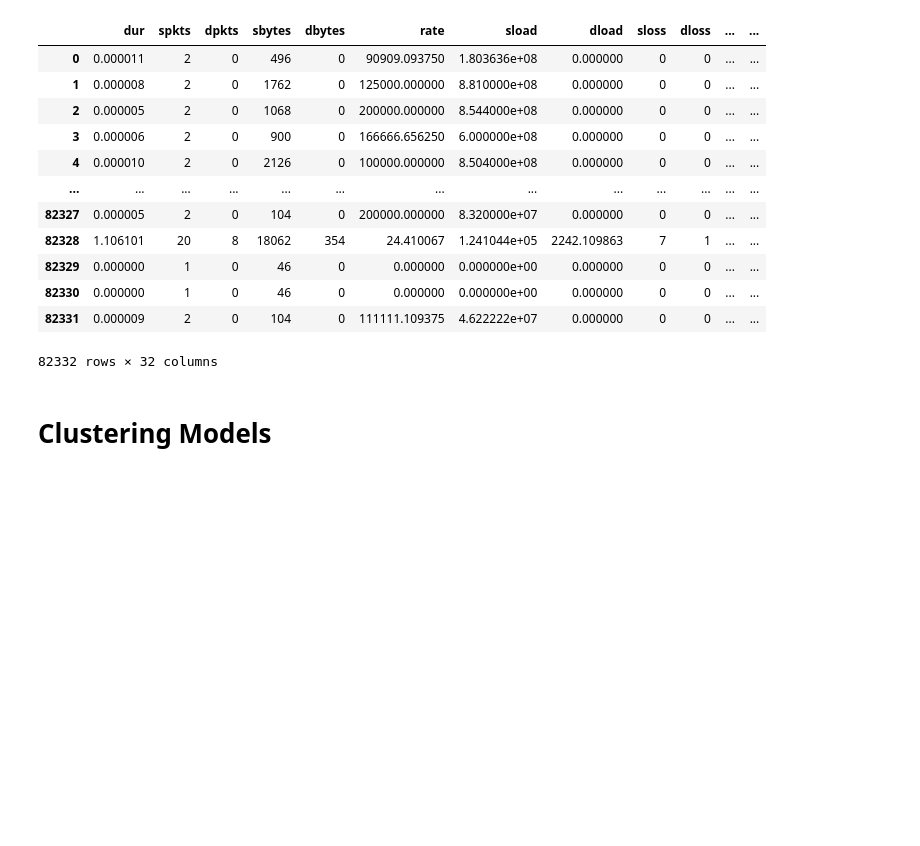
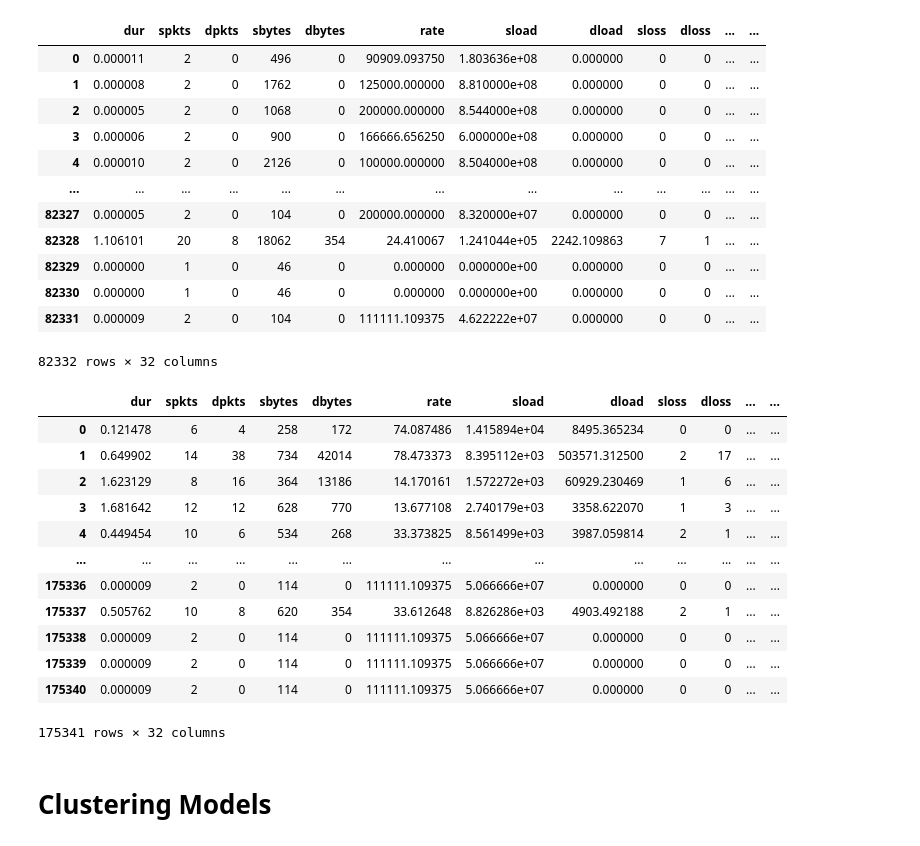
Before and after one commit to Mahacine/Anomaly-Detection-in-Network-Traffic, a Jupyter notebook: Anomaly Detection in Network Traffic.ipynb, the cells around one changed output. Saved outputs shown, nothing was run; the diff lists cells and outputs as text; code cells hidden in the pictures; blank space fills up the shorter version.

```diff
--- a/Anomaly Detection in Network Traffic.ipynb
+++ b/Anomaly Detection in Network Traffic.ipynb
@@ -109,6 +109,22 @@ train_data
 | 82330 | 0.000000 | 1 | 0 | 46 | 0 | 0.000000 | 0.000000e+00 | 0.000000 | 0 | 0 | ... | ... |
 | 82331 | 0.000009 | 2 | 0 | 104 | 0 | 111111.109375 | 4.622222e+07 | 0.000000 | 0 | 0 | ... | ... |
 82332 rows × 32 columns
+# %%
+test_data
+# %% [output]
+|  | dur | spkts | dpkts | sbytes | dbytes | rate | sload | dload | sloss | dloss | ... | ... |
+| 0 | 0.121478 | 6 | 4 | 258 | 172 | 74.087486 | 1.415894e+04 | 8495.365234 | 0 | 0 | ... | ... |
+| 1 | 0.649902 | 14 | 38 | 734 | 42014 | 78.473373 | 8.395112e+03 | 503571.312500 | 2 | 17 | ... | ... |
+| 2 | 1.623129 | 8 | 16 | 364 | 13186 | 14.170161 | 1.572272e+03 | 60929.230469 | 1 | 6 | ... | ... |
+| 3 | 1.681642 | 12 | 12 | 628 | 770 | 13.677108 | 2.740179e+03 | 3358.622070 | 1 | 3 | ... | ... |
+| 4 | 0.449454 | 10 | 6 | 534 | 268 | 33.373825 | 8.561499e+03 | 3987.059814 | 2 | 1 | ... | ... |
+| ... | ... | ... | ... | ... | ... | ... | ... | ... | ... | ... | ... | ... |
+| 175336 | 0.000009 | 2 | 0 | 114 | 0 | 111111.109375 | 5.066666e+07 | 0.000000 | 0 | 0 | ... | ... |
+| 175337 | 0.505762 | 10 | 8 | 620 | 354 | 33.612648 | 8.826286e+03 | 4903.492188 | 2 | 1 | ... | ... |
+| 175338 | 0.000009 | 2 | 0 | 114 | 0 | 111111.109375 | 5.066666e+07 | 0.000000 | 0 | 0 | ... | ... |
+| 175339 | 0.000009 | 2 | 0 | 114 | 0 | 111111.109375 | 5.066666e+07 | 0.000000 | 0 | 0 | ... | ... |
+| 175340 | 0.000009 | 2 | 0 | 114 | 0 | 111111.109375 | 5.066666e+07 | 0.000000 | 0 | 0 | ... | ... |
+175341 rows × 32 columns
 # %%
 # Split into features and labels
 X_train = train_data.drop(columns=['label'])
```
Also changed, not shown: parts of 9 cells of this notebook.
